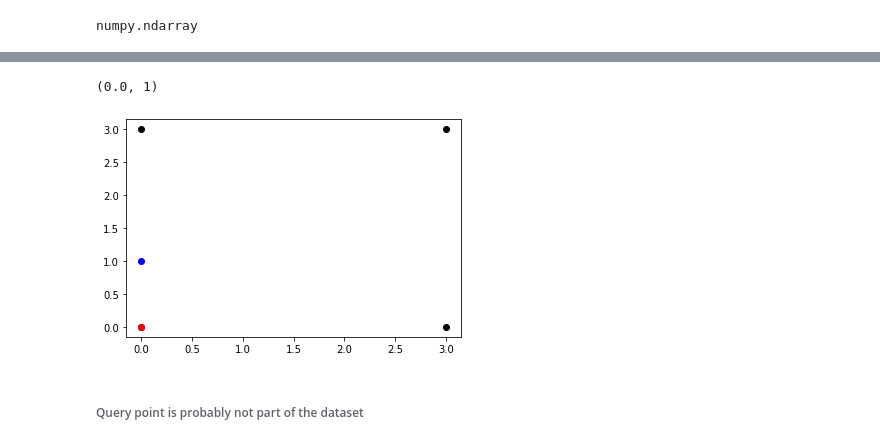
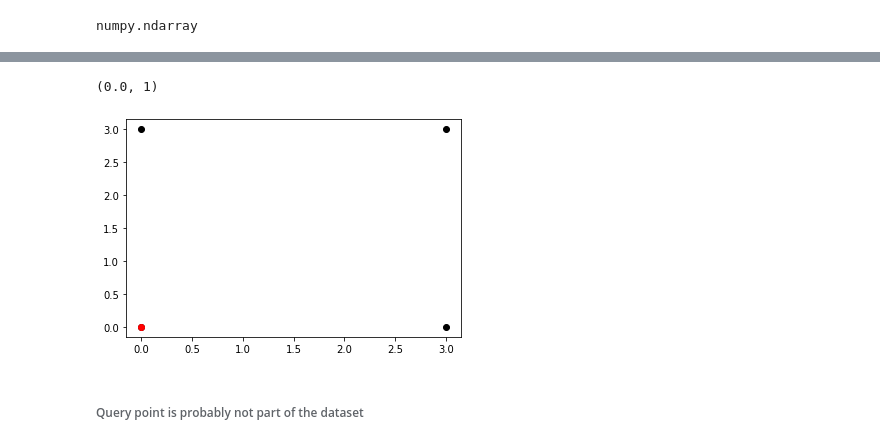
Before and after one commit to TsFotini/Computational_Geometry, a Jupyter notebook: Geometry03/Untitled.ipynb, the cells around one changed output, grey strips where cells are left out. Cells and saved outputs as stored; diff of their text form; code cells hidden in the pictures.

```diff
--- a/Geometry03/Untitled.ipynb
+++ b/Geometry03/Untitled.ipynb
@@ -409,15 +510,12 @@ numpy.ndarray
 # %%
-nearest_neighbor = tree.query([0, 0])
-nearest_neighbor
 print(nearest_neighbor)
 p2D = np.array(p2D)
 plt.plot(p2D[:,0], p2D[:,1], 'ko')
 plt.plot((0), (0), 'o', color='r')
-plt.plot((nearest_neighbor[0]), (nearest_neighbor[1]), 'o', color='b')
 plt.show()
 # %% [output]
 (0.0, 1)
-[figure, old version]
+[figure, new version]
 # %% [markdown]
 ###### Query point is probably not part of the dataset
 # %%
```
Also changed, not shown: parts of 50 cells of this notebook.
